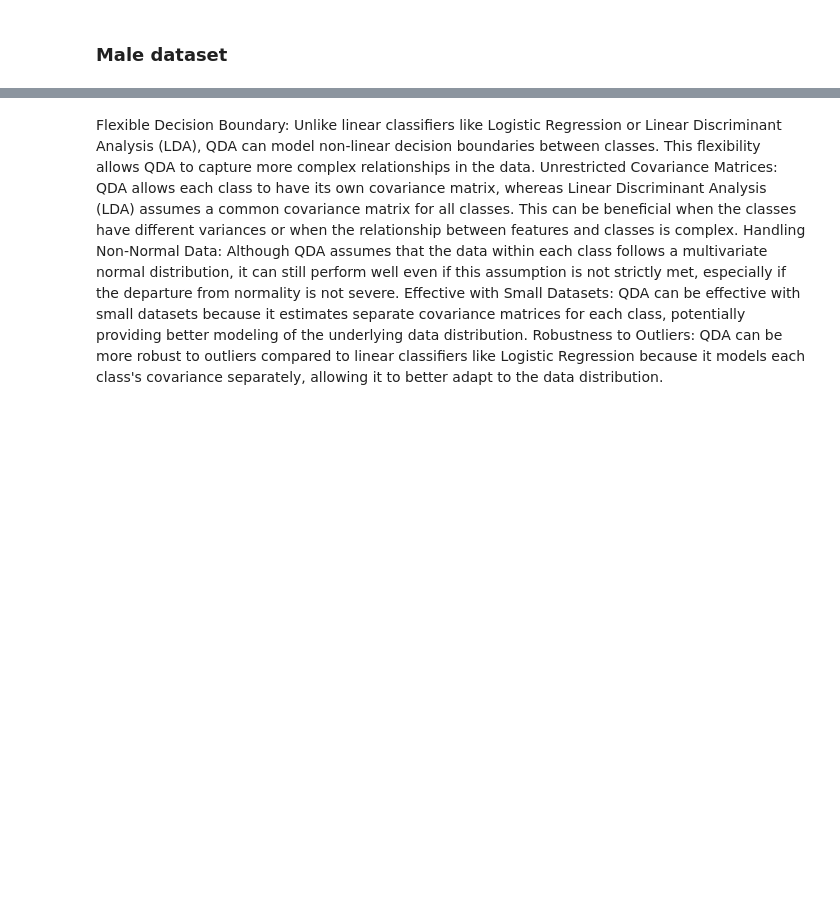
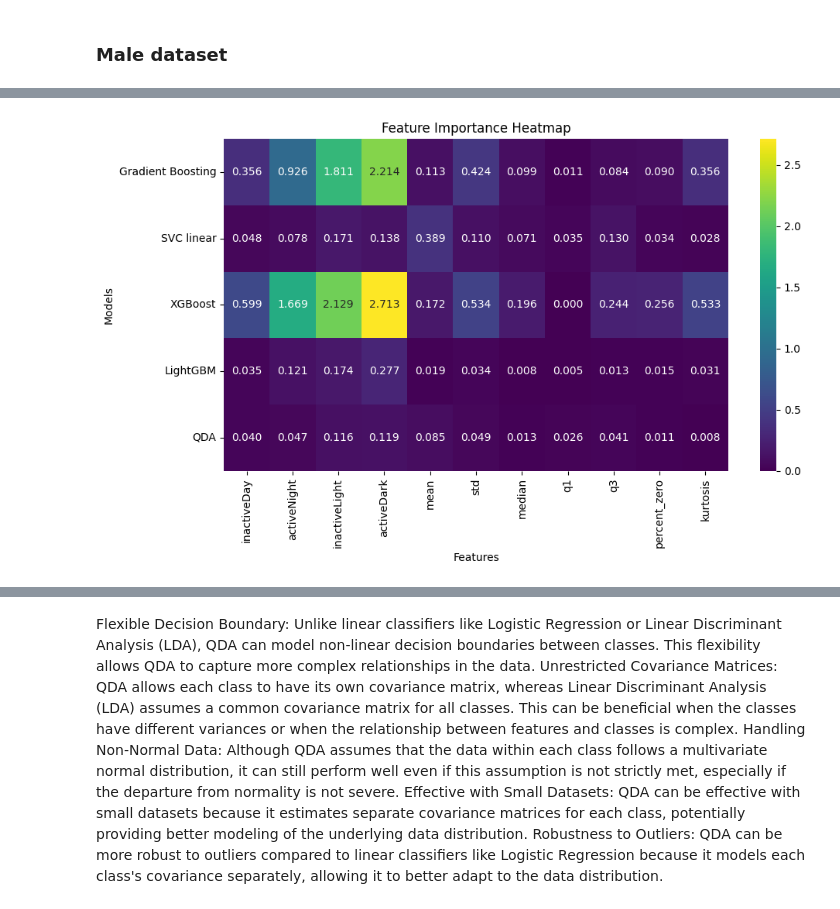
Before and after one commit to zoonalink/IGP-depresjon-MF, a Jupyter notebook: model/model-1.ipynb, the cells around one changed output, grey strips where cells are left out. Drawn from its saved outputs; the diff is of its cells as text; code cells hidden in the pictures; blank space fills up the shorter version.

```diff
--- a/model/model-1.ipynb
+++ b/model/model-1.ipynb
@@ -182,0 +330,5 @@ TODO add metric maths to slides and their importance (contextual)
+# %%
+# Sshap heatmap
+plot_feature_importance_heatmap(male_shap)
+# %% [output]
+[figure, added]
```
Also changed, not shown: parts of 29 cells of this notebook, 13 other files.
